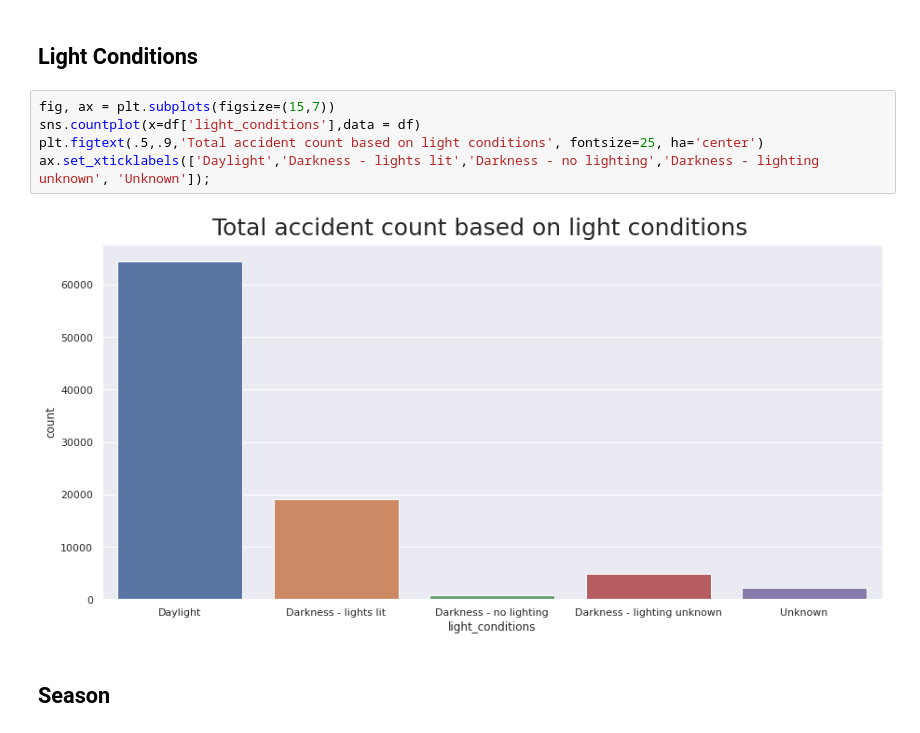
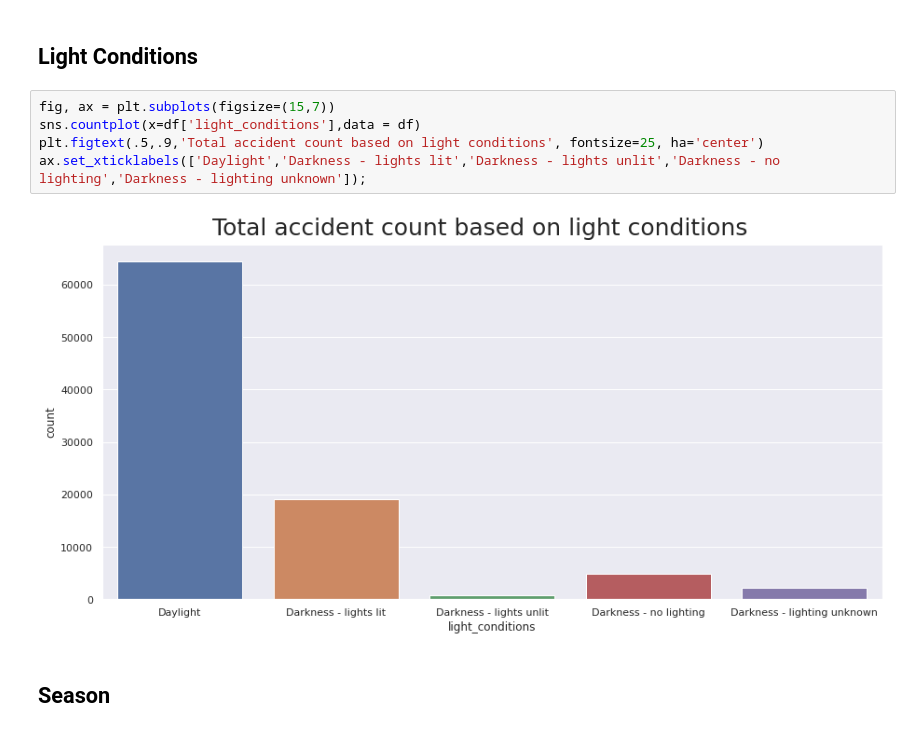
Before and after one commit to rahyu92/data-science-project, a Jupyter notebook: capstone/code/1_DataCleaning_EDA.ipynb, the cells around one changed output. Saved outputs shown, nothing was run; the diff lists cells and outputs as text.

```diff
--- a/capstone/code/1_DataCleaning_EDA.ipynb
+++ b/capstone/code/1_DataCleaning_EDA.ipynb
@@ -756,10 +757,10 @@ Name: first_road_number, dtype: float64
 # %%
 fig, ax = plt.subplots(figsize=(15,7))
 sns.countplot(x=df['light_conditions'],data = df)
 plt.figtext(.5,.9,'Total accident count based on light conditions', fontsize=25, ha='center')
-ax.set_xticklabels(['Daylight','Darkness - lights lit','Darkness - no lighting','Darkness - lighting unknown', 'Unknown']);
+ax.set_xticklabels(['Daylight','Darkness - lights lit','Darkness - lights unlit','Darkness - no lighting','Darkness - lighting unknown']);
 # %% [output]
-[figure, old version]
+[figure, new version]
 # %% [markdown]
 ## Season
 # %%
```
Also changed, not shown: parts of 9 cells of this notebook, 1 other file.
